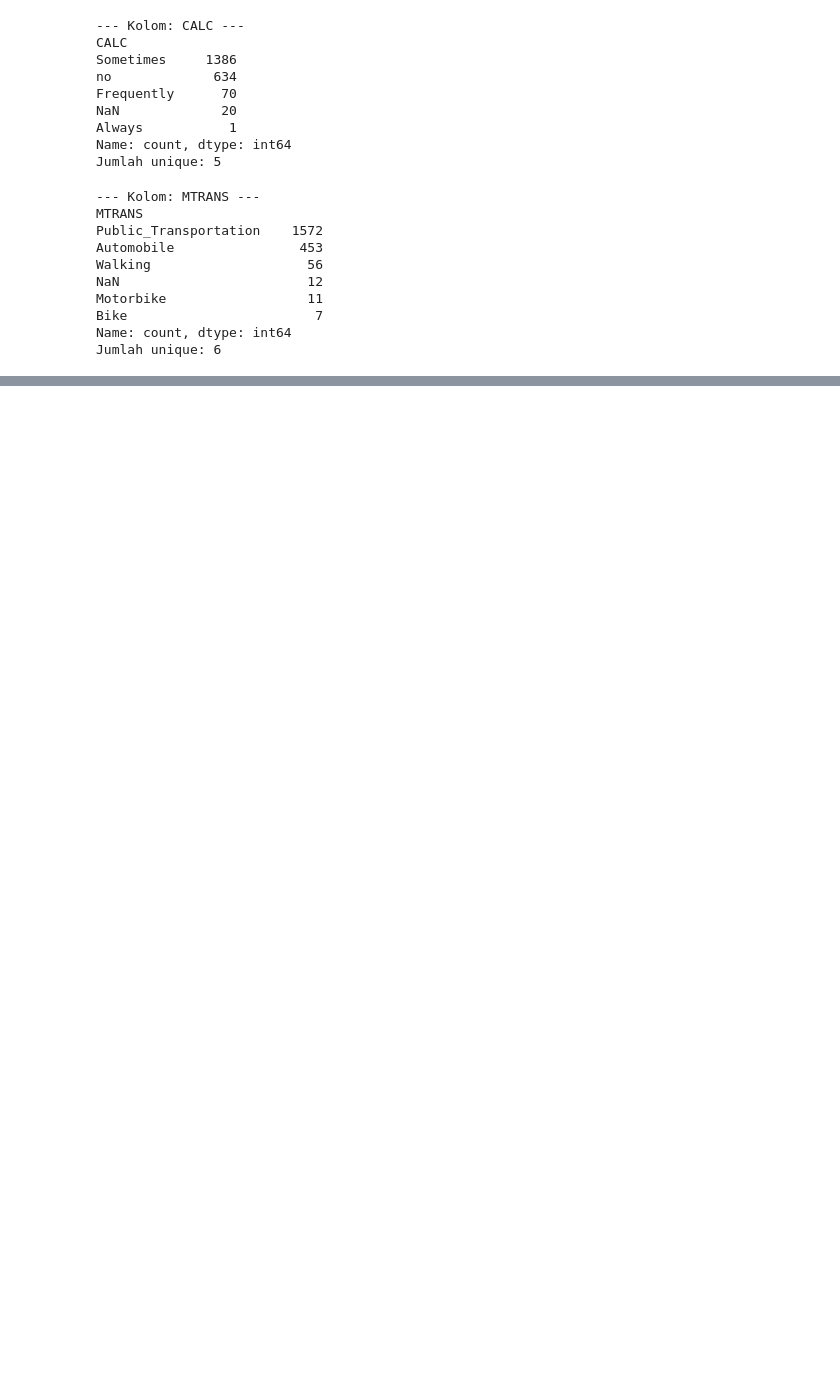
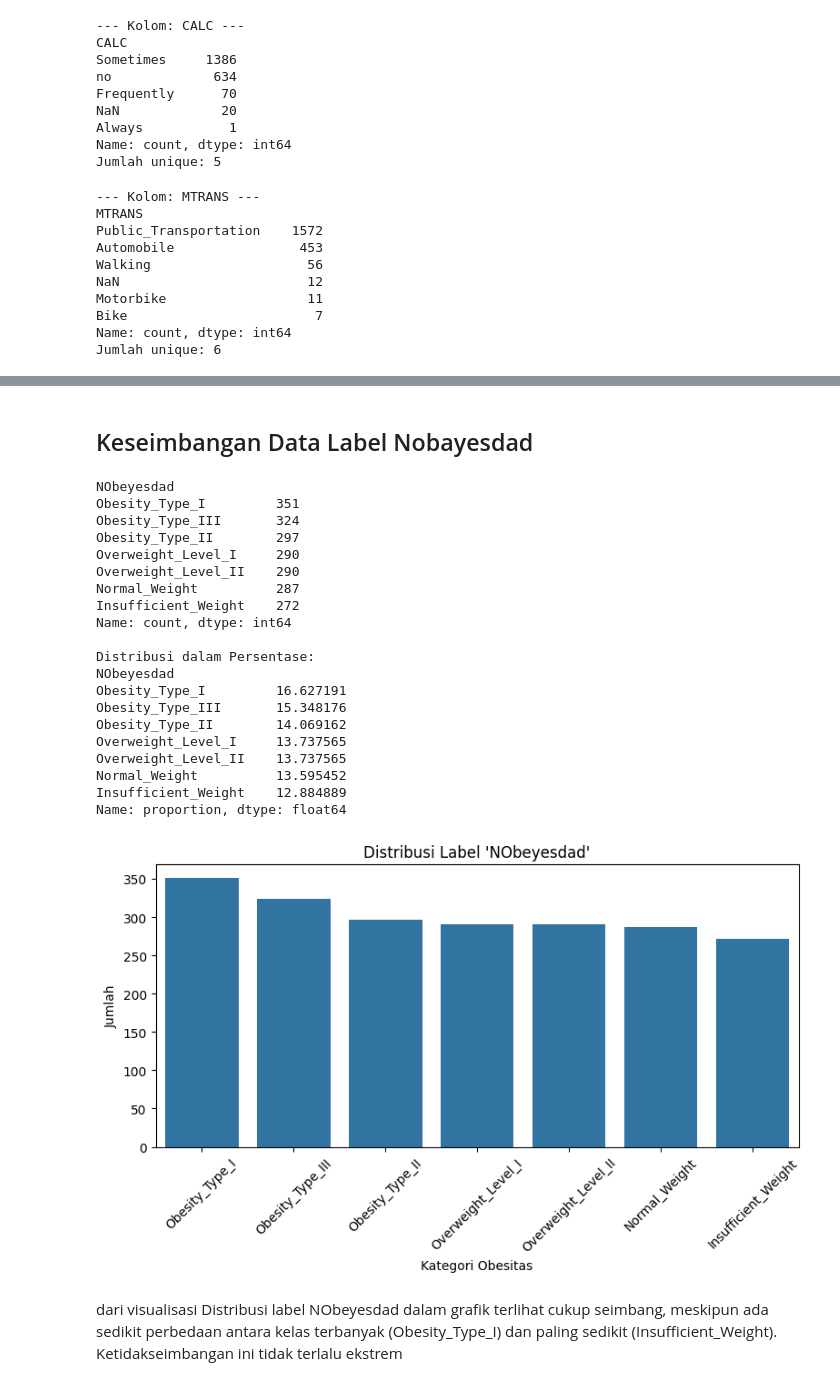
Before and after one commit to Syd001978/CAPSTONE-BengkelKoding-a112214247, a Jupyter notebook: EDA_Capstone.ipynb, the cells around one changed output, grey strips where cells are left out. Cells and saved outputs as stored; diff of their text form; code cells hidden in the pictures; blank space fills up the shorter version.

```diff
--- a/EDA_Capstone.ipynb
+++ b/EDA_Capstone.ipynb
@@ -407,0 +471,43 @@ Jumlah unique: 6
+# %% [markdown]
+## Keseimbangan Data Label Nobayesdad
+# %%
+# Cek distribusi label
+print(df['NObeyesdad'].value_counts())
+
+# (Opsional) Tambahkan persentase untuk melihat proporsi
+print("\nDistribusi dalam Persentase:")
+print(df['NObeyesdad'].value_counts(normalize=True) * 100)
+
+
+plt.figure(figsize=(8, 5))
+sns.countplot(x='NObeyesdad', data=df, order=df['NObeyesdad'].value_counts().index)
+plt.title("Distribusi Label 'NObeyesdad'")
+plt.xticks(rotation=45)
+plt.ylabel("Jumlah")
+plt.xlabel("Kategori Obesitas")
+plt.tight_layout()
+plt.show()
+# %% [output]
+NObeyesdad
+Obesity_Type_I         351
+Obesity_Type_III       324
+Obesity_Type_II        297
+Overweight_Level_I     290
+Overweight_Level_II    290
+Normal_Weight          287
+Insufficient_Weight    272
+Name: count, dtype: int64
+
+Distribusi dalam Persentase:
+NObeyesdad
+Obesity_Type_I         16.627191
+Obesity_Type_III       15.348176
+Obesity_Type_II        14.069162
+Overweight_Level_I     13.737565
+Overweight_Level_II    13.737565
+Normal_Weight          13.595452
+Insufficient_Weight    12.884889
+Name: proportion, dtype: float64
+[figure, added]
+# %% [markdown]
+dari visualisasi Distribusi label NObeyesdad dalam grafik terlihat cukup seimbang, meskipun ada sedikit perbedaan antara kelas terbanyak (Obesity_Type_I) dan paling sedikit (Insufficient_Weight). Ketidakseimbangan ini tidak terlalu ekstrem
```
Also changed, not shown: parts of 15 cells of this notebook.
